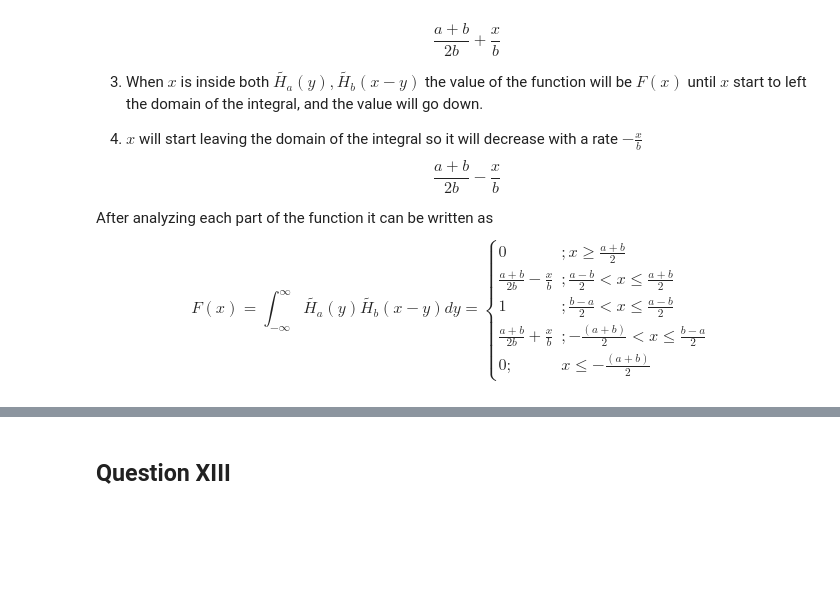
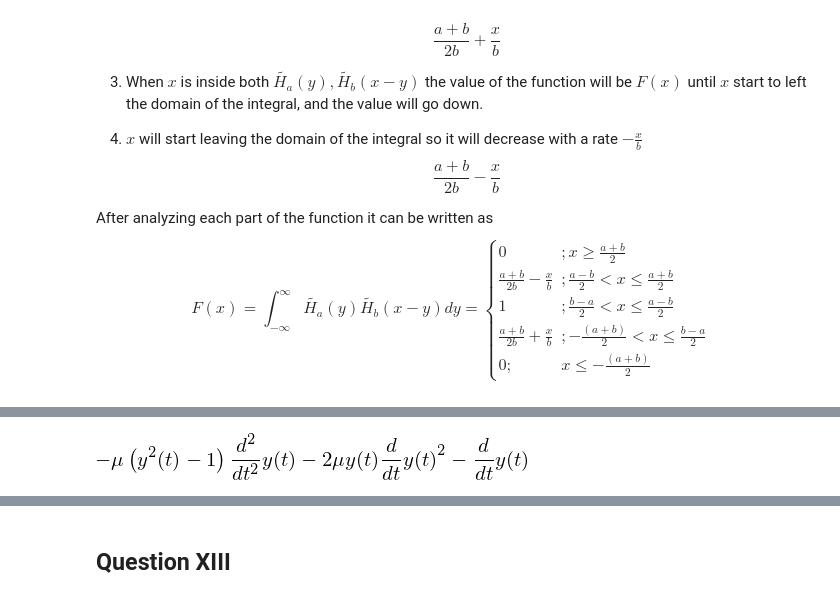
Before and after one commit to Nesus/ANM, a Jupyter notebook: hw1/hw1.ipynb, the cells around one changed output, grey strips where cells are left out. Saved outputs shown, nothing was run; the diff lists cells and outputs as text; code cells hidden in the pictures; blank space fills up the shorter version.

```diff
--- a/hw1/hw1.ipynb
+++ b/hw1/hw1.ipynb
@@ -1015,0 +1069,12 @@ $$ F(x) = \displaystyle \int_{-\infty}^{\infty} \tilde{H_a}(y) \tilde{H_b}(x-y)
+# %%
+#Derivating the function until 5th-Order
+x = sm.Symbol("t")
+mu = sm.Symbol("\mu")
+y = sm.Function("y")(x)
+y_2 = mu * (1 - y**2)* y.diff(x) - y
+# %%
+#third order term
+y_3 = y_2.diff(x)
+y_3.simplify()
+# %% [output]
+[figure, added]
```
Also changed, not shown: parts of 35 cells of this notebook, 1 other file.
